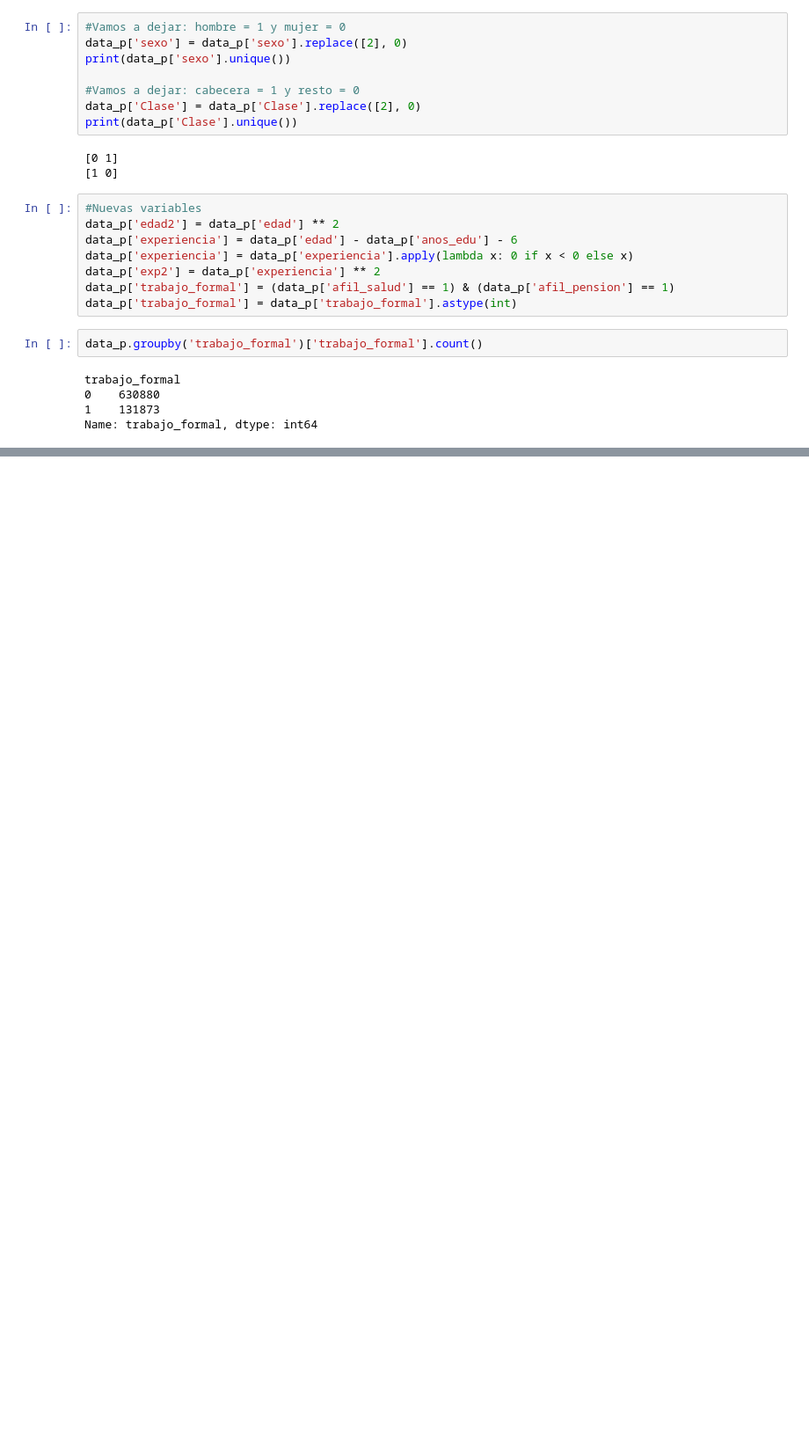
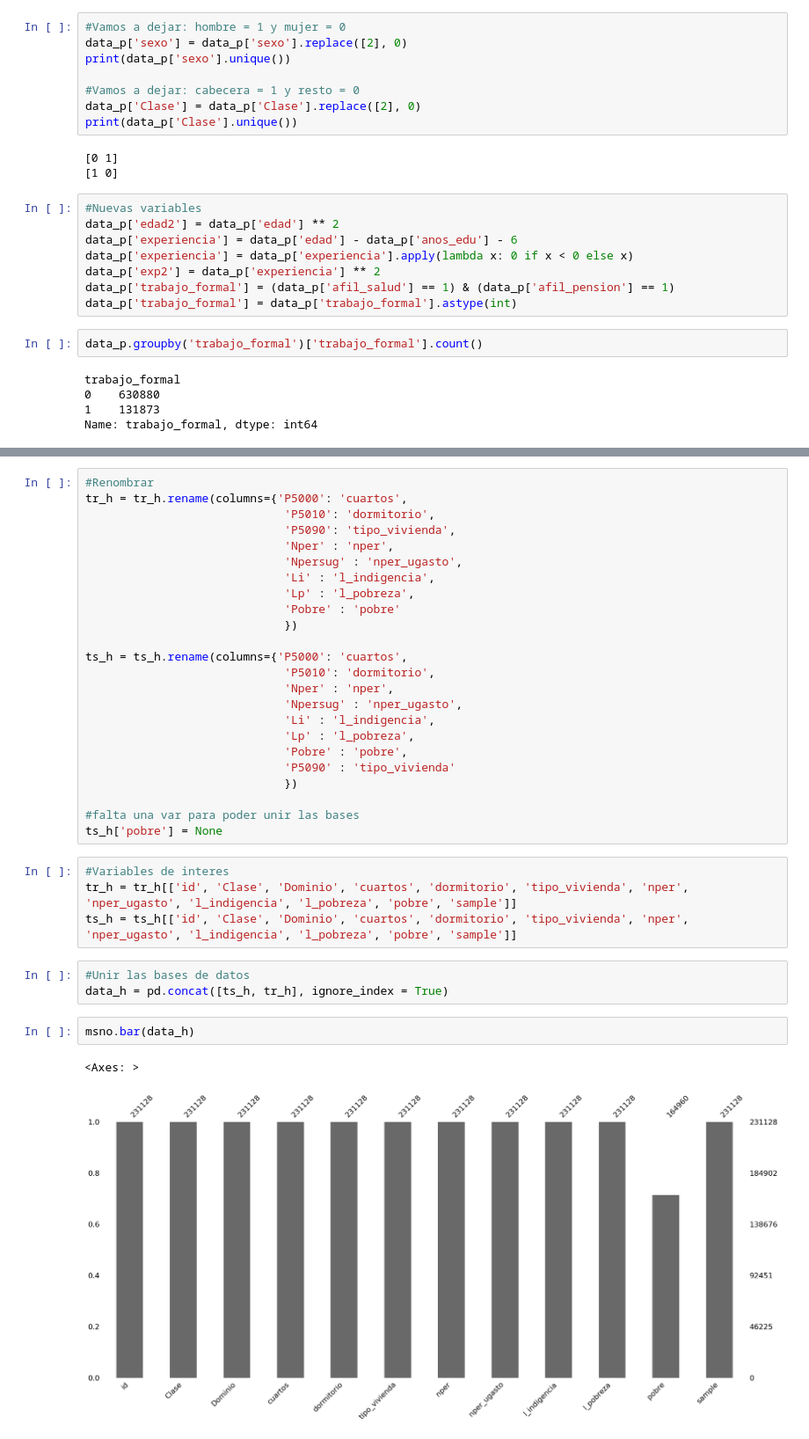
Before and after one commit to sebastian23e/predicting_poverty_bdmc, a Jupyter notebook: scripts/Limpieza.ipynb, the cells around one changed output, grey strips where cells are left out. Shown at 88% size. Cells and saved outputs as stored; diff of their text form; blank space fills up the shorter version.

Commit message:
Limpieza de base hogares

```diff
--- a/scripts/Limpieza.ipynb
+++ b/scripts/Limpieza.ipynb
@@ -424,0 +467,36 @@ feather.write_dataframe(data_p, ruta+'/stores/data_p.RData')
+# %%
+#Renombrar
+tr_h = tr_h.rename(columns={'P5000': 'cuartos',
+                             'P5010': 'dormitorio',
+                             'P5090': 'tipo_vivienda',
+                             'Nper' : 'nper',
+                             'Npersug' : 'nper_ugasto',
+                             'Li' : 'l_indigencia',
+                             'Lp' : 'l_pobreza',
+                             'Pobre' : 'pobre'
+                             })
+
+ts_h = ts_h.rename(columns={'P5000': 'cuartos',
+                             'P5010': 'dormitorio',
+                             'Nper' : 'nper',
+                             'Npersug' : 'nper_ugasto',
+                             'Li' : 'l_indigencia',
+                             'Lp' : 'l_pobreza',
+                             'Pobre' : 'pobre',
+                             'P5090' : 'tipo_vivienda'
+                             })
+
+#falta una var para poder unir las bases
+ts_h['pobre'] = None
+# %%
+#Variables de interes
+tr_h = tr_h[['id', 'Clase', 'Dominio', 'cuartos', 'dormitorio', 'tipo_vivienda', 'nper', 'nper_ugasto', 'l_indigencia', 'l_pobreza', 'pobre', 'sample']]
+ts_h = ts_h[['id', 'Clase', 'Dominio', 'cuartos', 'dormitorio', 'tipo_vivienda', 'nper', 'nper_ugasto', 'l_indigencia', 'l_pobreza', 'pobre', 'sample']]
+# %%
+#Unir las bases de datos
+data_h = pd.concat([ts_h, tr_h], ignore_index = True)
+# %%
+msno.bar(data_h)
+# %% [output]
+<Axes: >
+[figure, added]
```
Also changed, not shown: parts of 7 cells of this notebook, 2 other files.
